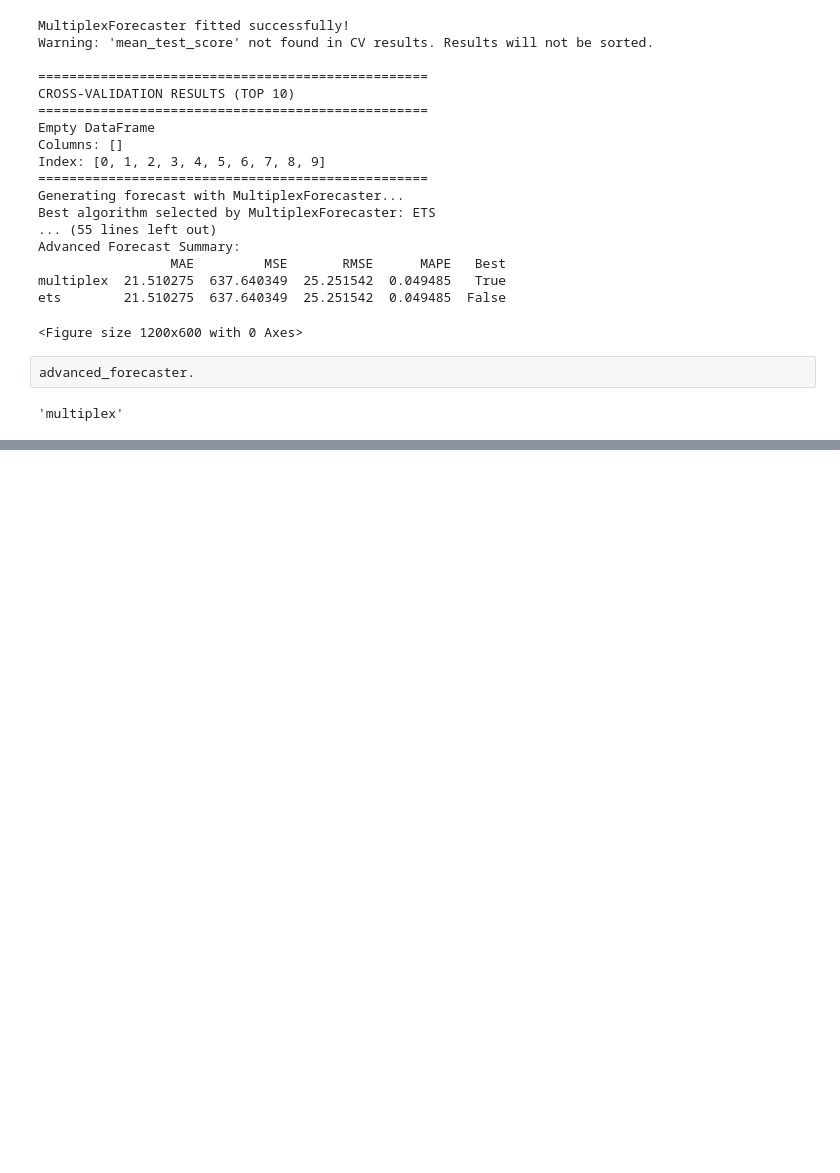
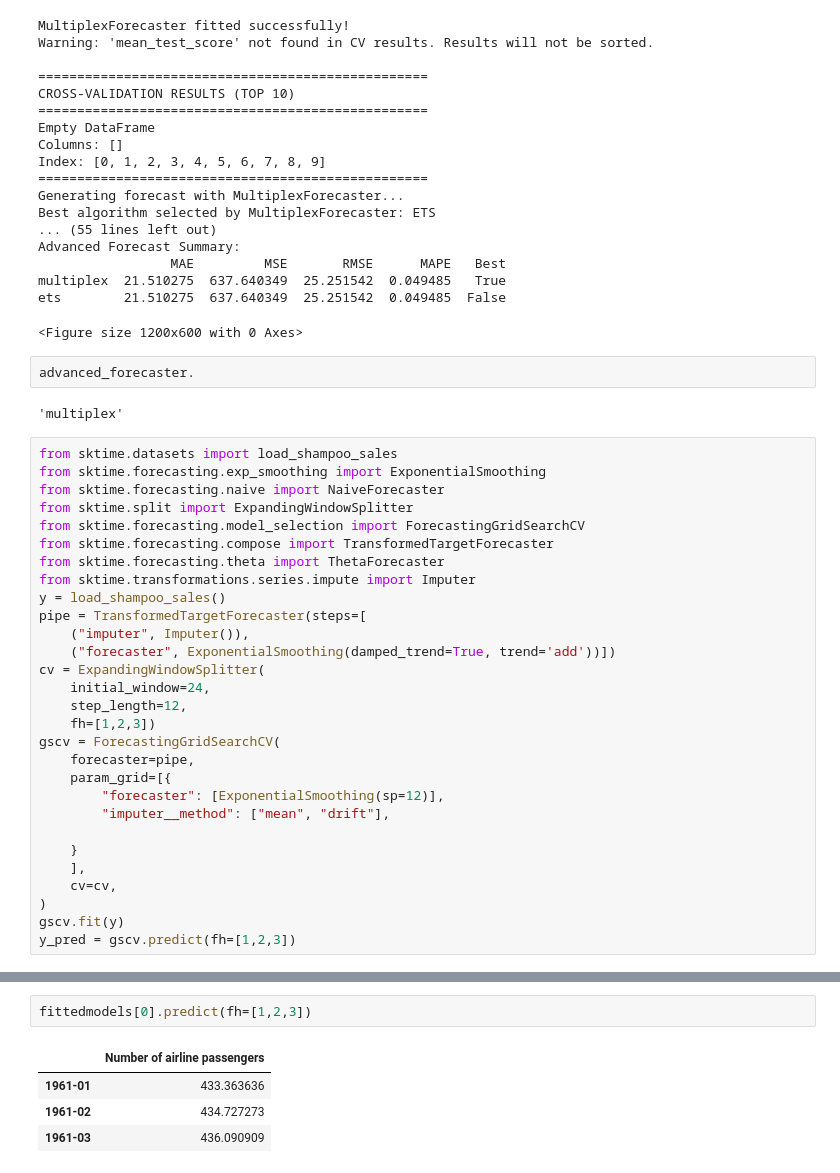
Before and after one commit to prekrish/AdaptiveForecasting, a Jupyter notebook: adaptiveforecast/examples/example.ipynb, the cells around one changed output, grey strips where cells are left out. Drawn from its saved outputs; the diff is of its cells as text; blank space fills up the shorter version.

```diff
--- a/adaptiveforecast/examples/example.ipynb
+++ b/adaptiveforecast/examples/example.ipynb
@@ -846,3 +846,32 @@ ets        21.510275  637.640349  25.251542  0.049485  False
 advanced_forecaster.
 # %% [output]
 'multiplex'
+# %%
+from sktime.datasets import load_shampoo_sales
+from sktime.forecasting.exp_smoothing import ExponentialSmoothing
+from sktime.forecasting.naive import NaiveForecaster
+from sktime.split import ExpandingWindowSplitter
+from sktime.forecasting.model_selection import ForecastingGridSearchCV
+from sktime.forecasting.compose import TransformedTargetForecaster
+from sktime.forecasting.theta import ThetaForecaster
+from sktime.transformations.series.impute import Imputer
+y = load_shampoo_sales()
+pipe = TransformedTargetForecaster(steps=[
+    ("imputer", Imputer()),
+    ("forecaster", ExponentialSmoothing(damped_trend=True, trend='add'))])
+cv = ExpandingWindowSplitter(
+    initial_window=24,
+    step_length=12,
+    fh=[1,2,3])
+gscv = ForecastingGridSearchCV(
+    forecaster=pipe,
+    param_grid=[{
+        "forecaster": [ExponentialSmoothing(sp=12)],
+        "imputer__method": ["mean", "drift"],
+
+    }
+    ],
+    cv=cv,
+)
+gscv.fit(y)
+y_pred = gscv.predict(fh=[1,2,3])
@@ -848,0 +1021,7 @@ advanced_forecaster.
+# %%
+fittedmodels[0].predict(fh=[1,2,3])
+# %% [output]
+|  | Number of airline passengers |
+| 1961-01 | 433.363636 |
+| 1961-02 | 434.727273 |
+| 1961-03 | 436.090909 |
```
Also changed, not shown: parts of 8 cells of this notebook, 12 other files.
